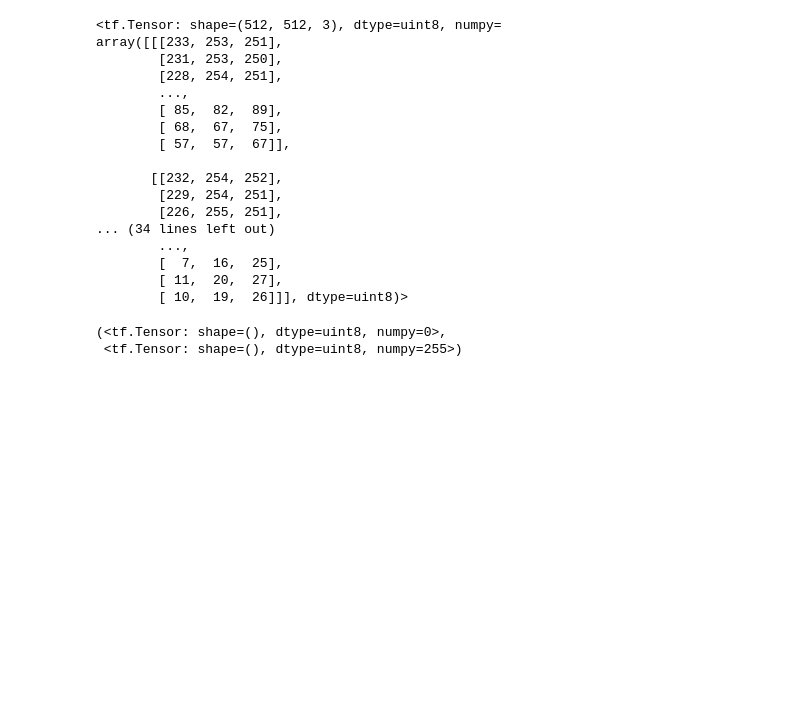
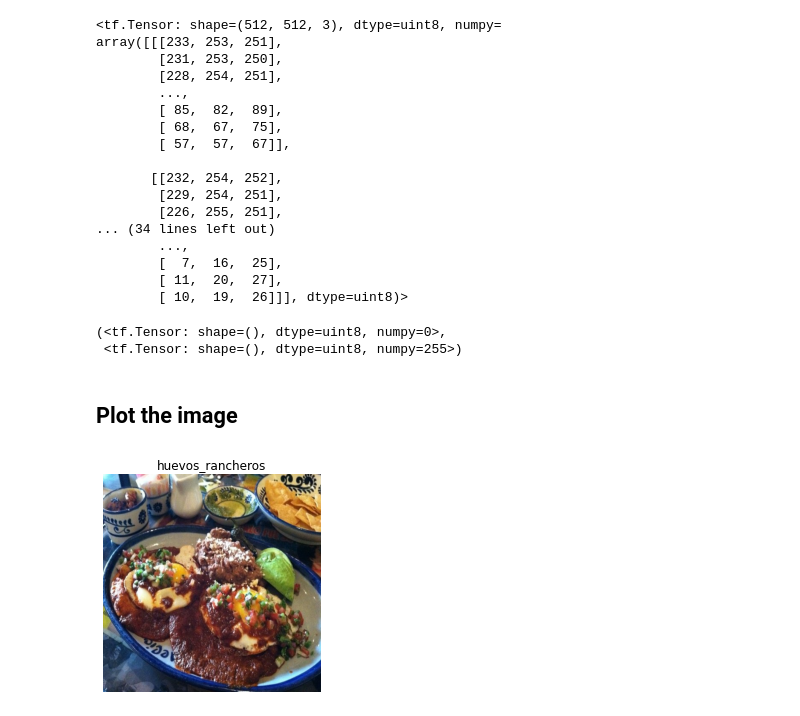
Before and after one commit to AmirGhnbr/Big-Food-Vision, a Jupyter notebook: Big_Food_Vision.ipynb, the cells around one changed output. Drawn from its saved outputs; the diff is of its cells as text; code cells hidden in the pictures; blank space fills up the shorter version.

Commit message:
plot the data & write preprocess function

```diff
--- a/Big_Food_Vision.ipynb
+++ b/Big_Food_Vision.ipynb
@@ -142,0 +141,10 @@ tf.reduce_min(image), tf.reduce_max(image)
+# %% [markdown]
+## Plot the image
+# %%
+import matplotlib.pyplot as plt
+
+plt.imshow(image)
+plt.title(class_names[label.numpy()])
+plt.axis(False);
+# %% [output]
+[figure, added]
```
Also changed, not shown: parts of 4 cells of this notebook.
